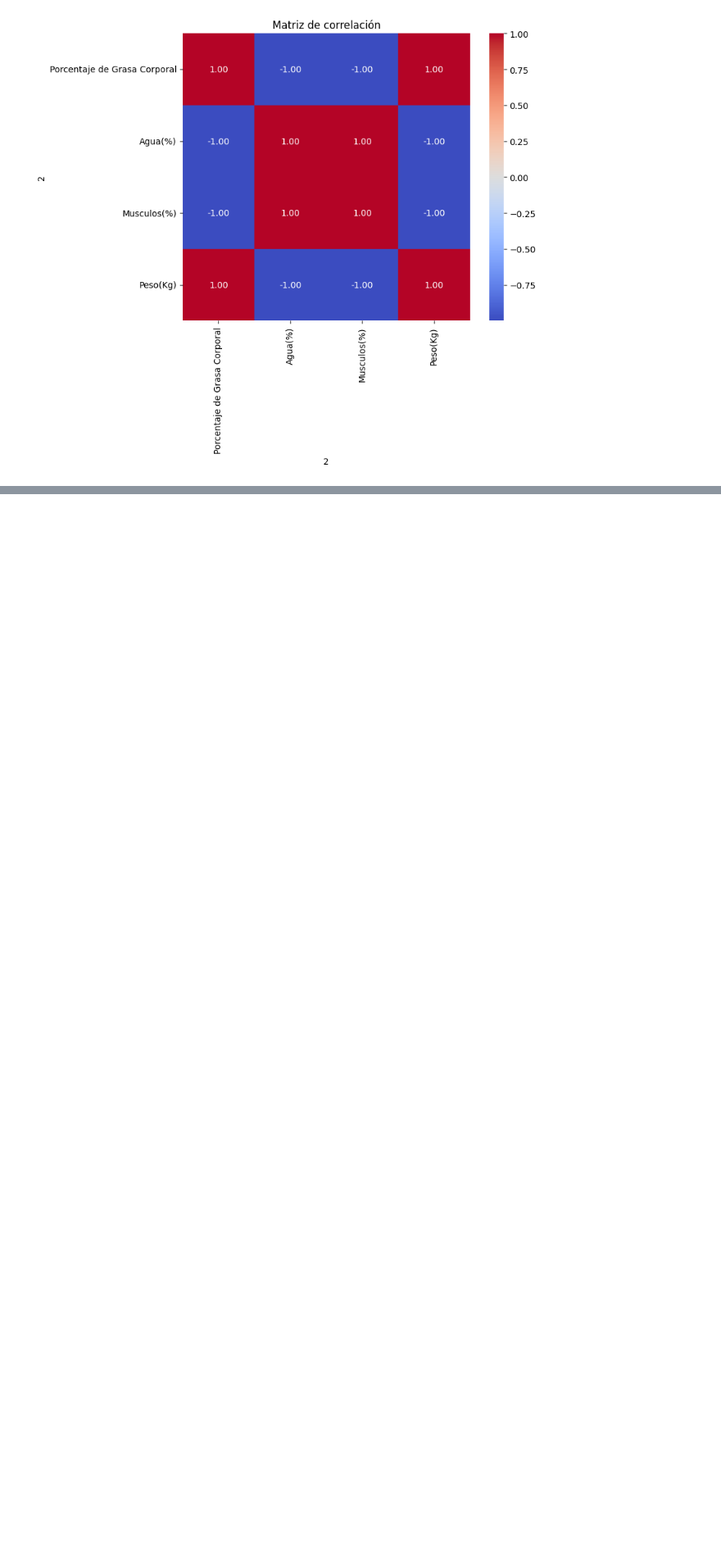
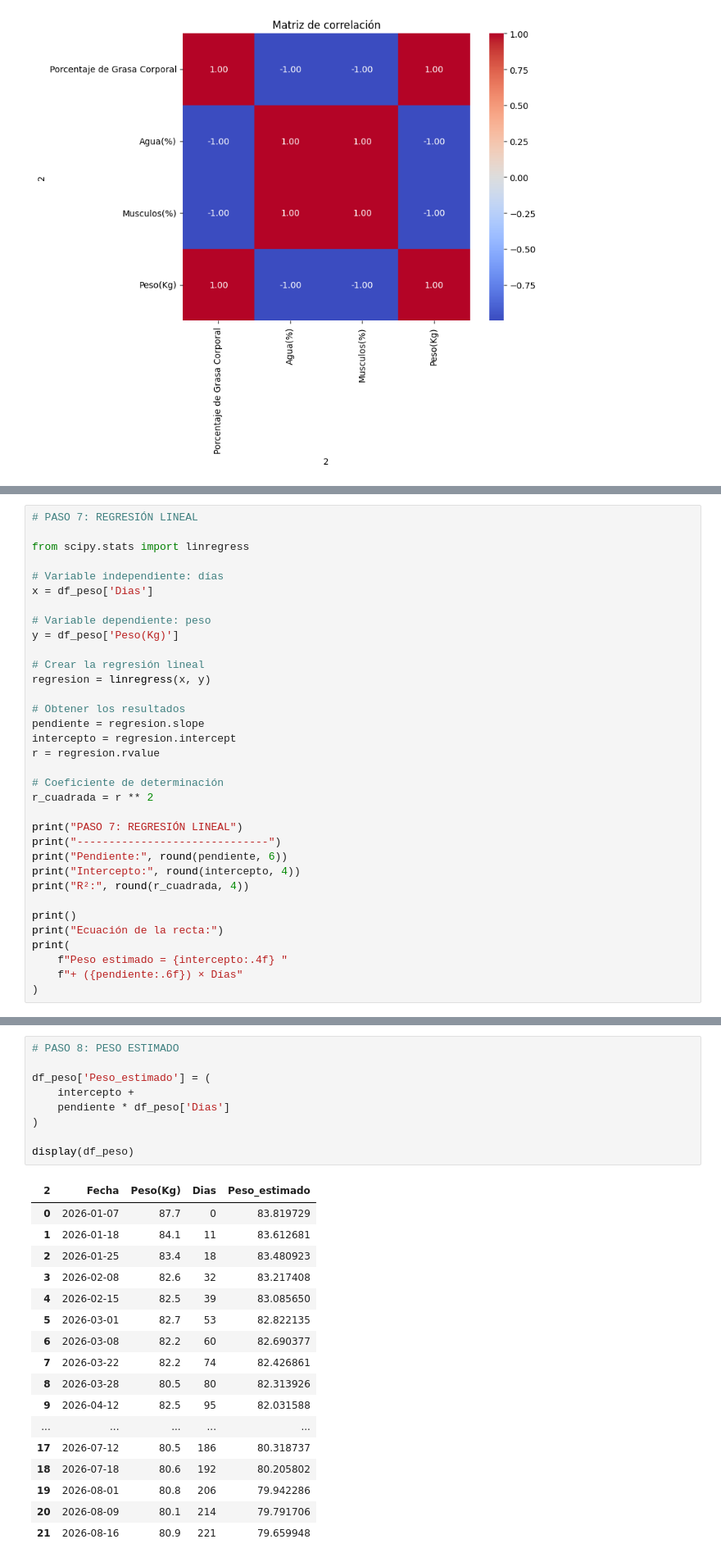
Before and after one commit to GabyPaolaING/Machine-Learning, a Jupyter notebook: P1P1_DataSet.ipynb, the cells around one changed output, grey strips where cells are left out. Shown at 82% size. Drawn from its saved outputs; the diff is of its cells as text; blank space fills up the shorter version.

```diff
--- a/P1P1_DataSet.ipynb
+++ b/P1P1_DataSet.ipynb
@@ -256,0 +649,34 @@ plt.show()
+# %%
+# PASO 7: REGRESIÓN LINEAL
+
+from scipy.stats import linregress
+
+# Variable independiente: días
+x = df_peso['Dias']
+
+# Variable dependiente: peso
+y = df_peso['Peso(Kg)']
+
+# Crear la regresión lineal
+regresion = linregress(x, y)
+
+# Obtener los resultados
+pendiente = regresion.slope
+intercepto = regresion.intercept
+r = regresion.rvalue
+
+# Coeficiente de determinación
+r_cuadrada = r ** 2
+
+print("PASO 7: REGRESIÓN LINEAL")
+print("------------------------------")
+print("Pendiente:", round(pendiente, 6))
+print("Intercepto:", round(intercepto, 4))
+print("R²:", round(r_cuadrada, 4))
+
+print()
+print("Ecuación de la recta:")
+print(
+    f"Peso estimado = {intercepto:.4f} "
+    f"+ ({pendiente:.6f}) × Días"
+)
@@ -256,0 +694,27 @@ plt.show()
+# %%
+# PASO 8: PESO ESTIMADO
+
+df_peso['Peso_estimado'] = (
+    intercepto +
+    pendiente * df_peso['Dias']
+)
+
+display(df_peso)
+# %% [output]
+| 2 | Fecha | Peso(Kg) | Dias | Peso_estimado |
+| 0 | 2026-01-07 | 87.7 | 0 | 83.819729 |
+| 1 | 2026-01-18 | 84.1 | 11 | 83.612681 |
+| 2 | 2026-01-25 | 83.4 | 18 | 83.480923 |
+| 3 | 2026-02-08 | 82.6 | 32 | 83.217408 |
+| 4 | 2026-02-15 | 82.5 | 39 | 83.085650 |
+| 5 | 2026-03-01 | 82.7 | 53 | 82.822135 |
+| 6 | 2026-03-08 | 82.2 | 60 | 82.690377 |
+| 7 | 2026-03-22 | 82.2 | 74 | 82.426861 |
+| 8 | 2026-03-28 | 80.5 | 80 | 82.313926 |
+| 9 | 2026-04-12 | 82.5 | 95 | 82.031588 |
+| ... | ... | ... | ... | ... |
+| 17 | 2026-07-12 | 80.5 | 186 | 80.318737 |
+| 18 | 2026-07-18 | 80.6 | 192 | 80.205802 |
+| 19 | 2026-08-01 | 80.8 | 206 | 79.942286 |
+| 20 | 2026-08-09 | 80.1 | 214 | 79.791706 |
+| 21 | 2026-08-16 | 80.9 | 221 | 79.659948 |
```
Also changed, not shown: parts of 37 cells of this notebook.
